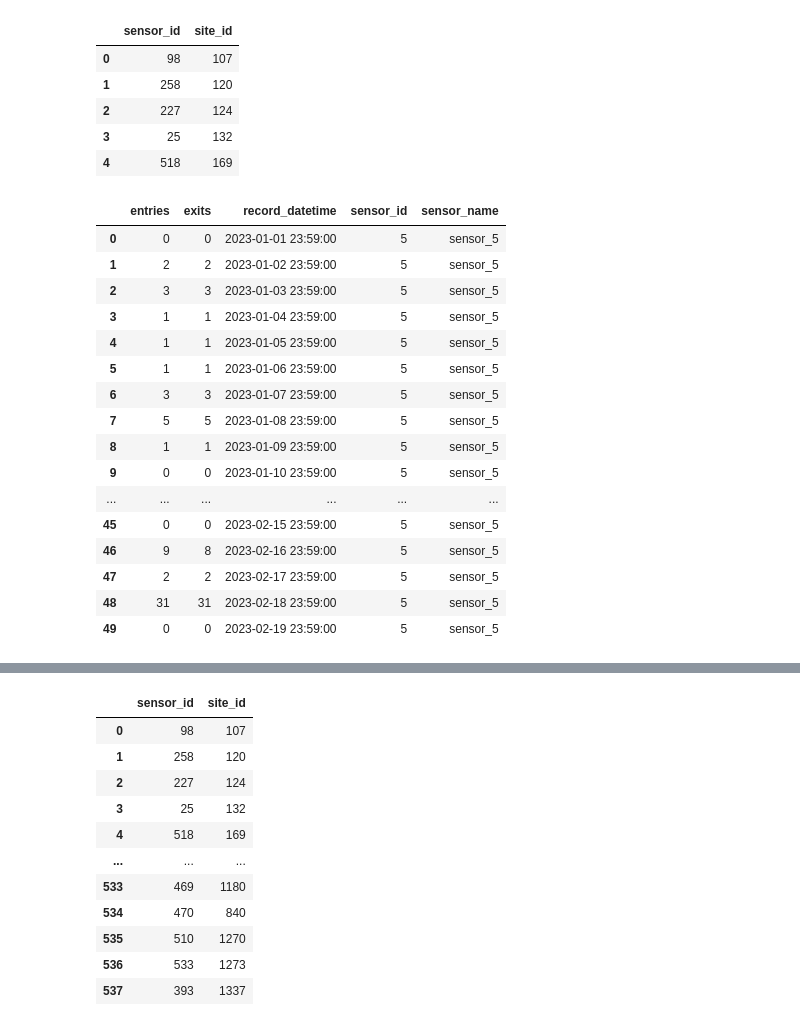
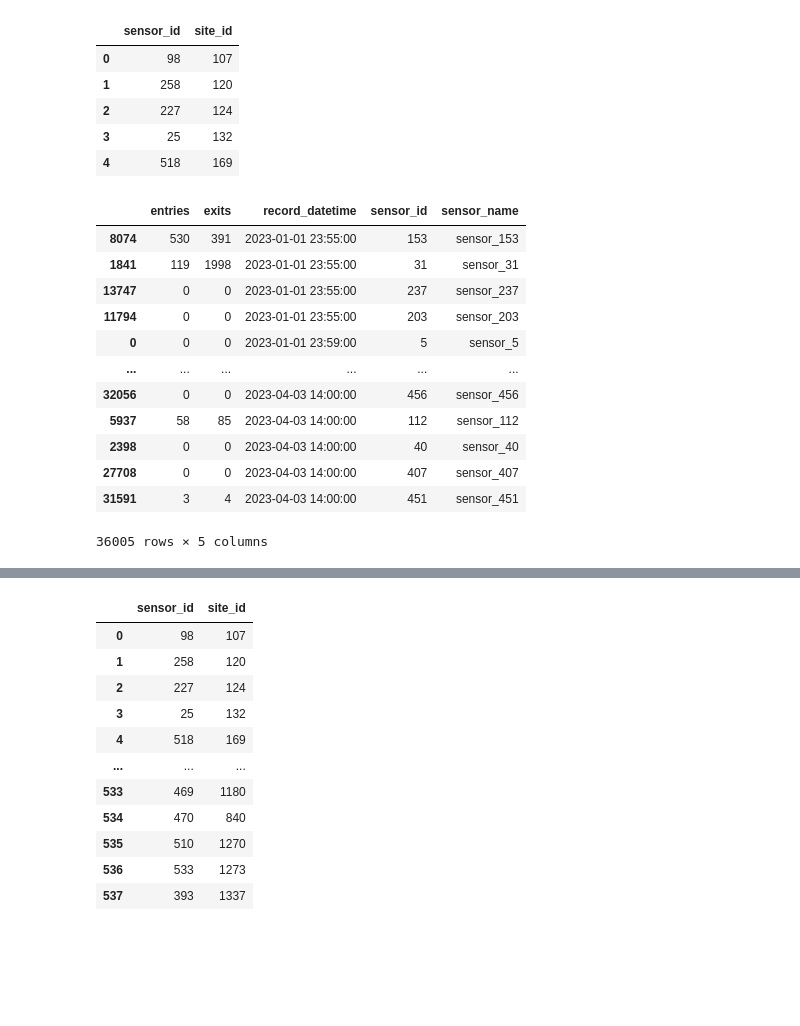
Before and after one commit to slimanitz/test-affluence, a Jupyter notebook: main.ipynb, the cells around one changed output, grey strips where cells are left out. Cells and saved outputs as stored; diff of their text form; code cells hidden in the pictures; blank space fills up the shorter version.

```diff
--- a/main.ipynb
+++ b/main.ipynb
@@ -23,25 +28,22 @@ df_sensors.head()
 | 2 | 227 | 124 |
 | 3 | 25 | 132 |
 | 4 | 518 | 169 |
-# %%
-df_record.head(50)
-# %% [output]
-|  | entries | exits | record_datetime | sensor_id | sensor_name |
-| 0 | 0 | 0 | 2023-01-01 23:59:00 | 5 | sensor_5 |
-| 1 | 2 | 2 | 2023-01-02 23:59:00 | 5 | sensor_5 |
-| 2 | 3 | 3 | 2023-01-03 23:59:00 | 5 | sensor_5 |
-| 3 | 1 | 1 | 2023-01-04 23:59:00 | 5 | sensor_5 |
-| 4 | 1 | 1 | 2023-01-05 23:59:00 | 5 | sensor_5 |
-| 5 | 1 | 1 | 2023-01-06 23:59:00 | 5 | sensor_5 |
-| 6 | 3 | 3 | 2023-01-07 23:59:00 | 5 | sensor_5 |
-| 7 | 5 | 5 | 2023-01-08 23:59:00 | 5 | sensor_5 |
-| 8 | 1 | 1 | 2023-01-09 23:59:00 | 5 | sensor_5 |
-| 9 | 0 | 0 | 2023-01-10 23:59:00 | 5 | sensor_5 |
-| ... | ... | ... | ... | ... | ... |
-| 45 | 0 | 0 | 2023-02-15 23:59:00 | 5 | sensor_5 |
-| 46 | 9 | 8 | 2023-02-16 23:59:00 | 5 | sensor_5 |
-| 47 | 2 | 2 | 2023-02-17 23:59:00 | 5 | sensor_5 |
-| 48 | 31 | 31 | 2023-02-18 23:59:00 | 5 | sensor_5 |
-| 49 | 0 | 0 | 2023-02-19 23:59:00 | 5 | sensor_5 |
+# %%
+df_record.head()
+df_record.sort_values(by="record_datetime")
+# %% [output]
+|  | entries | exits | record_datetime | sensor_id | sensor_name |
+| 8074 | 530 | 391 | 2023-01-01 23:55:00 | 153 | sensor_153 |
+| 1841 | 119 | 1998 | 2023-01-01 23:55:00 | 31 | sensor_31 |
+| 13747 | 0 | 0 | 2023-01-01 23:55:00 | 237 | sensor_237 |
+| 11794 | 0 | 0 | 2023-01-01 23:55:00 | 203 | sensor_203 |
+| 0 | 0 | 0 | 2023-01-01 23:59:00 | 5 | sensor_5 |
+| ... | ... | ... | ... | ... | ... |
+| 32056 | 0 | 0 | 2023-04-03 14:00:00 | 456 | sensor_456 |
+| 5937 | 58 | 85 | 2023-04-03 14:00:00 | 112 | sensor_112 |
+| 2398 | 0 | 0 | 2023-04-03 14:00:00 | 40 | sensor_40 |
+| 27708 | 0 | 0 | 2023-04-03 14:00:00 | 407 | sensor_407 |
+| 31591 | 3 | 4 | 2023-04-03 14:00:00 | 451 | sensor_451 |
+36005 rows × 5 columns
 # %%
 df_sites.head()
```
Also changed, not shown: parts of 23 cells of this notebook.
